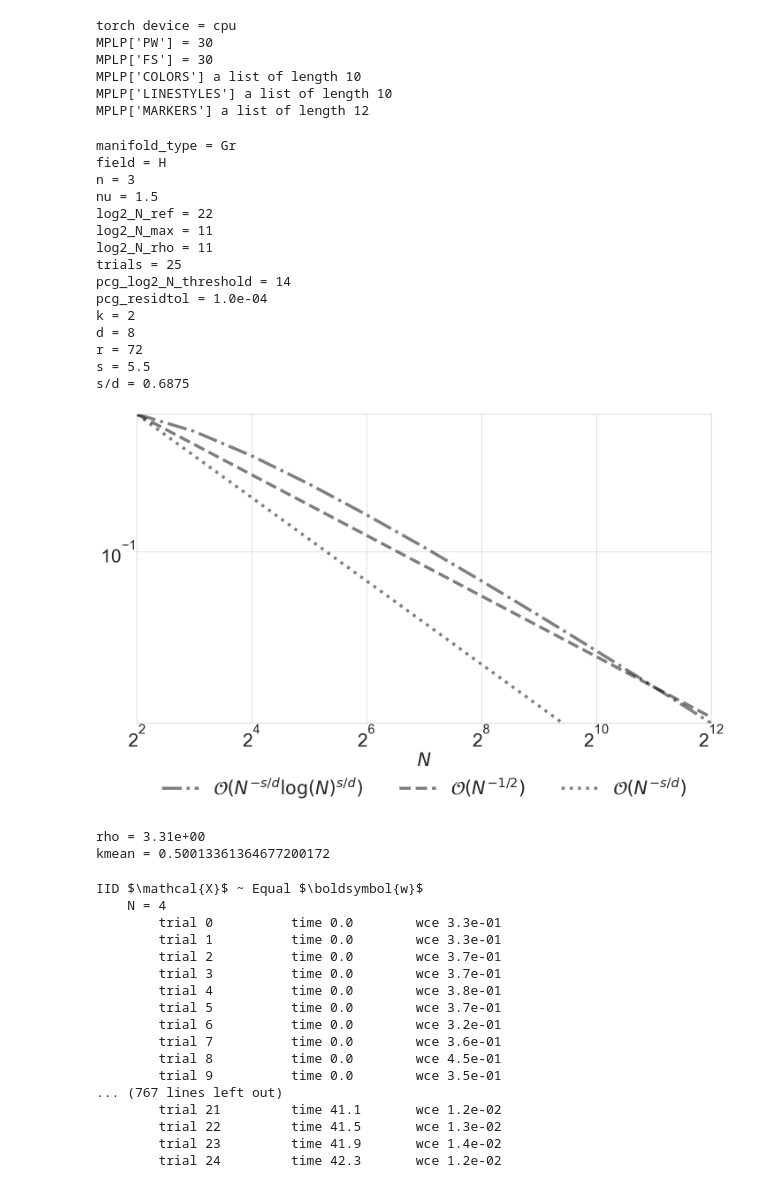
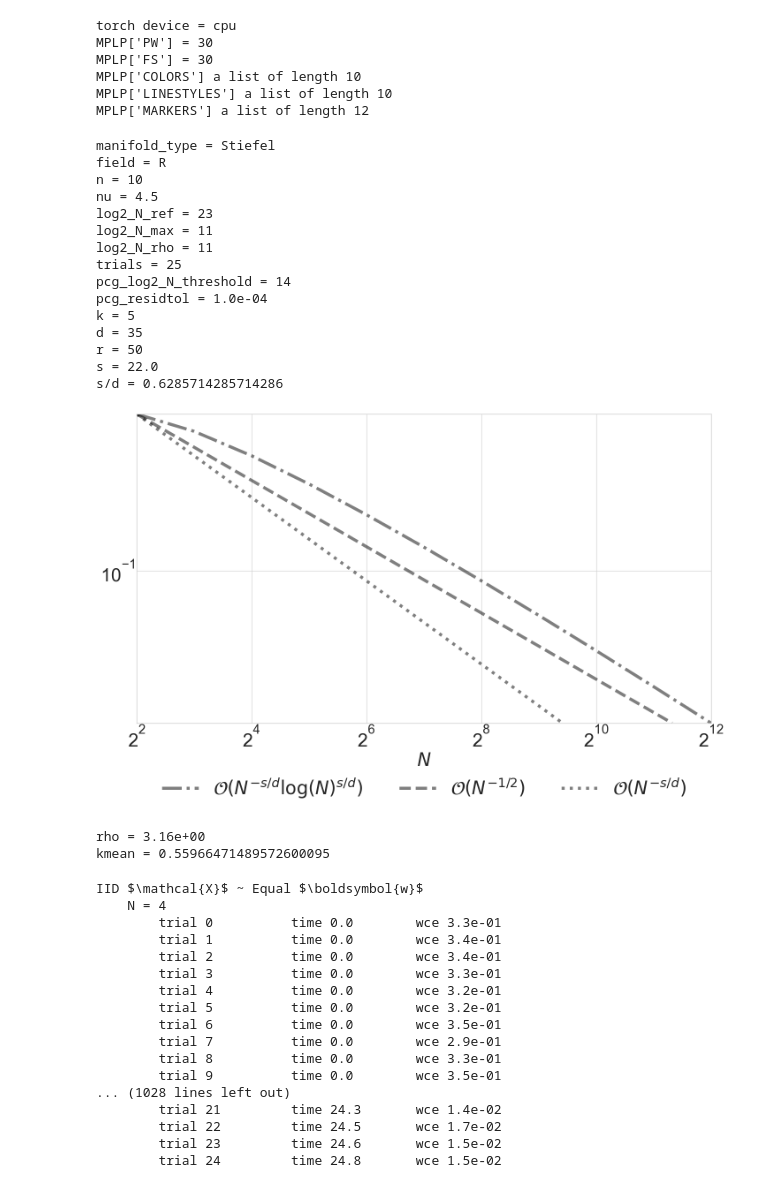
Before and after one commit to alegresor/rmatqmcpy, a Jupyter notebook: docs/examples/opt_rates.matern.ipynb, the cells around one changed output. Saved outputs shown, nothing was run; the diff lists cells and outputs as text; code cells hidden in the pictures.

Commit message:
good paper plots for WCE

```diff
--- a/docs/examples/opt_rates.matern.ipynb
+++ b/docs/examples/opt_rates.matern.ipynb
@@ -24,11 +24,11 @@ MPLP['COLORS'] a list of length 10
 MPLP['LINESTYLES'] a list of length 10
 MPLP['MARKERS'] a list of length 12
 # %%
-manifold_type = "Gr" # Stiefel, Gr, flag, LGr
-field = "H" # R,C,H
-n = 3 # 3,6
-nu = 3/2 # 3/2,9/2
-log2_N_ref = 22 # 26,24
+manifold_type = "Stiefel" # Stiefel, Gr, flag, LGr
+field = "R" # R,C,H
+n = 10
+nu = 9/2 # 3/2,9/2
+log2_N_ref = 23 # 26,24
 log2_N_max = 11
 log2_N_rho = 11
 trials = 25
@@ -45,7 +45,7 @@ print("trials = %d"%trials)
 print("pcg_log2_N_threshold = %d"%pcg_log2_N_threshold)
 print("pcg_residtol = %.1e"%pcg_residtol)
 if manifold_type=="Stiefel":
-    k = 2
+    k = 5
     print("k = %d"%k)
     if field=="R":
         rand_manifold = lambda *args,**kwargs: rmatqmcpy.rand_Stiefel_R(*args,k=k,**kwargs)
@@ -67,7 +67,7 @@ if manifold_type=="Stiefel":
         decomp_map = {"default": None, "SVD": rmatqmcpy.rand_Spn_SVD}
     else: raise Exception("invalid field = %s"%field)
 elif manifold_type=="Gr":
-    k = 2
+    k = 5
     print("k = %d"%k)
     if field=="R":
         rand_manifold = lambda *args,**kwargs: rmatqmcpy.rand_Gr_R(*args,k=k,**kwargs)
@@ -136,44 +136,44 @@ elif manifold_type=="LGr":
 else: raise Exception("invalid manifold_type = %s"%manifold_type)
 s = nu+d/2
 print("d = %d"%d)
 print("r = %d"%r)
 print("s = %s"%s)
 print("s/d = %s"%(s/d))
 fig,ax = pyplot.subplots(nrows=1,ncols=1,figsize=(MPLP["PW"]/2,MPLP["PW"]/2/1.5),sharex=True,sharey=False)
 N_plot = 2**np.arange(2,13)
 primary_trend = N_plot**(-s/d)*np.log(N_plot)**(s/d)
 ax.plot(N_plot,primary_trend,color="k",alpha=0.5,linestyle="dashdot",label=r"$\mathcal{O}(N^{-s/d} \log(N)^{s/d})$")
 ax.set_yscale("log",base=10)
 ax.set_xscale("log",base=2)
 xmin,xmax = [N_plot[0],N_plot[-1]]
 # xmin,xmax = ax.get_xlim()
 ymin,ymax = primary_trend.min(),primary_trend.max()
 # ymin,ymax = ax.get_ylim()
 ax.set_xlim([xmin,xmax])
 ax.set_ylim([ymin,ymax])
 ax.axline([xmin,ymax],[2*xmin,2**(-1/2)*ymax],color="k",alpha=0.5,label=r"$\mathcal{O}(N^{-1/2})$",linestyle="dashed")
 ax.axline([xmin,ymax],[2*xmin,2**(-s/d)*ymax],color="k",alpha=0.5,label=r"$\mathcal{O}(N^{-s/d})$",linestyle="dotted")
 ax.legend(frameon=False,ncols=4,loc="lower center",bbox_to_anchor=(.5,-.3))
 ax.set_xlabel(r"$N$")
 fig.tight_layout()
 del N_plot,primary_trend
 # %% [output]
-manifold_type = Gr
-field = H
-n = 3
-nu = 1.5
-log2_N_ref = 22
+manifold_type = Stiefel
+field = R
+n = 10
+nu = 4.5
+log2_N_ref = 23
 log2_N_max = 11
 log2_N_rho = 11
 trials = 25
 pcg_log2_N_threshold = 14
 pcg_residtol = 1.0e-04
-k = 2
-d = 8
-r = 72
-s = 5.5
-s/d = 0.6875
+k = 5
+d = 35
+r = 50
+s = 22.0
+s/d = 0.6285714285714286
-[figure, old version]
+[figure, new version]
 # %%
 x_ref = rand_manifold(N=2**0,n=n,seed=107,qp_unif_gen=qp.Net)
 y_ref = rand_manifold(N=2**log2_N_ref,n=n,seed=101,qp_unif_gen=qp.Net)
@@ -186,15 +186,15 @@ kmean = kernel(x_ref[:,None,:,:],y_ref[None,:,:,:]).mean().item()
 print("kmean = %.20f"%kmean)
 del x_ref,y_ref,N_rho,fnorms
 # %% [output]
-rho = 3.31e+00
-kmean = 0.50013361364677200172
+rho = 3.16e+00
+kmean = 0.55966471489572600095
 # %%
 genf_ld_optw_decomp = [
     [r"IID $\mathcal{X}$ ~ Equal $\boldsymbol{w}$",     False,      False,      "default"],
     [r"IID $\mathcal{X}$ ~ Opt $\boldsymbol{w}$",       False,      True,       "default"],
-    # [r"QR LD $\mathcal{X}$ ~ Equal $\boldsymbol{w}$",   True,       False,      "QR"],
-    # [r"Eig LD $\mathcal{X}$ ~ Equal $\boldsymbol{w}$",  True,       False,      "eig"],
-    [r"SVD LD $\mathcal{X}$ ~ Equal $\boldsymbol{w}$",  True,       False,      "SVD"],
+    [r"QR LD $\mathcal{X}$ ~ Equal $\boldsymbol{w}$",   True,       False,      "QR"],
+    [r"Eig LD $\mathcal{X}$ ~ Equal $\boldsymbol{w}$",  True,       False,      "eig"],
+    # [r"SVD LD $\mathcal{X}$ ~ Equal $\boldsymbol{w}$",  True,       False,      "SVD"],
     ]
 N = 2**torch.arange(2,log2_N_max+1)
 seeds = [i for i in range(trials)]
@@ -224,20 +224,20 @@ for i,(key,ld,optw,decomp) in enumerate(genf_ld_optw_decomp):
 IID $\mathcal{X}$ ~ Equal $\boldsymbol{w}$
     N = 4
         trial 0          time 0.0        wce 3.3e-01
-        trial 1          time 0.0        wce 3.3e-01
-        trial 2          time 0.0        wce 3.7e-01
-        trial 3          time 0.0        wce 3.7e-01
-        trial 4          time 0.0        wce 3.8e-01
-        trial 5          time 0.0        wce 3.7e-01
-        trial 6          time 0.0        wce 3.2e-01
-        trial 7          time 0.0        wce 3.6e-01
-        trial 8          time 0.0        wce 4.5e-01
+        trial 1          time 0.0        wce 3.4e-01
+        trial 2          time 0.0        wce 3.4e-01
+        trial 3          time 0.0        wce 3.3e-01
+        trial 4          time 0.0        wce 3.2e-01
+        trial 5          time 0.0        wce 3.2e-01
+        trial 6          time 0.0        wce 3.5e-01
+        trial 7          time 0.0        wce 2.9e-01
+        trial 8          time 0.0        wce 3.3e-01
         trial 9          time 0.0        wce 3.5e-01
-... (767 lines left out)
-        trial 21         time 41.1       wce 1.2e-02
-        trial 22         time 41.5       wce 1.3e-02
-        trial 23         time 41.9       wce 1.4e-02
-        trial 24         time 42.3       wce 1.2e-02
+... (1028 lines left out)
+        trial 21         time 24.3       wce 1.4e-02
+        trial 22         time 24.5       wce 1.7e-02
+        trial 23         time 24.6       wce 1.5e-02
+        trial 24         time 24.8       wce 1.5e-02
 # %%
 def genflag_opt_x_w(
         N,
```
Also changed, not shown: parts of 4 cells of this notebook, 4 other files.
